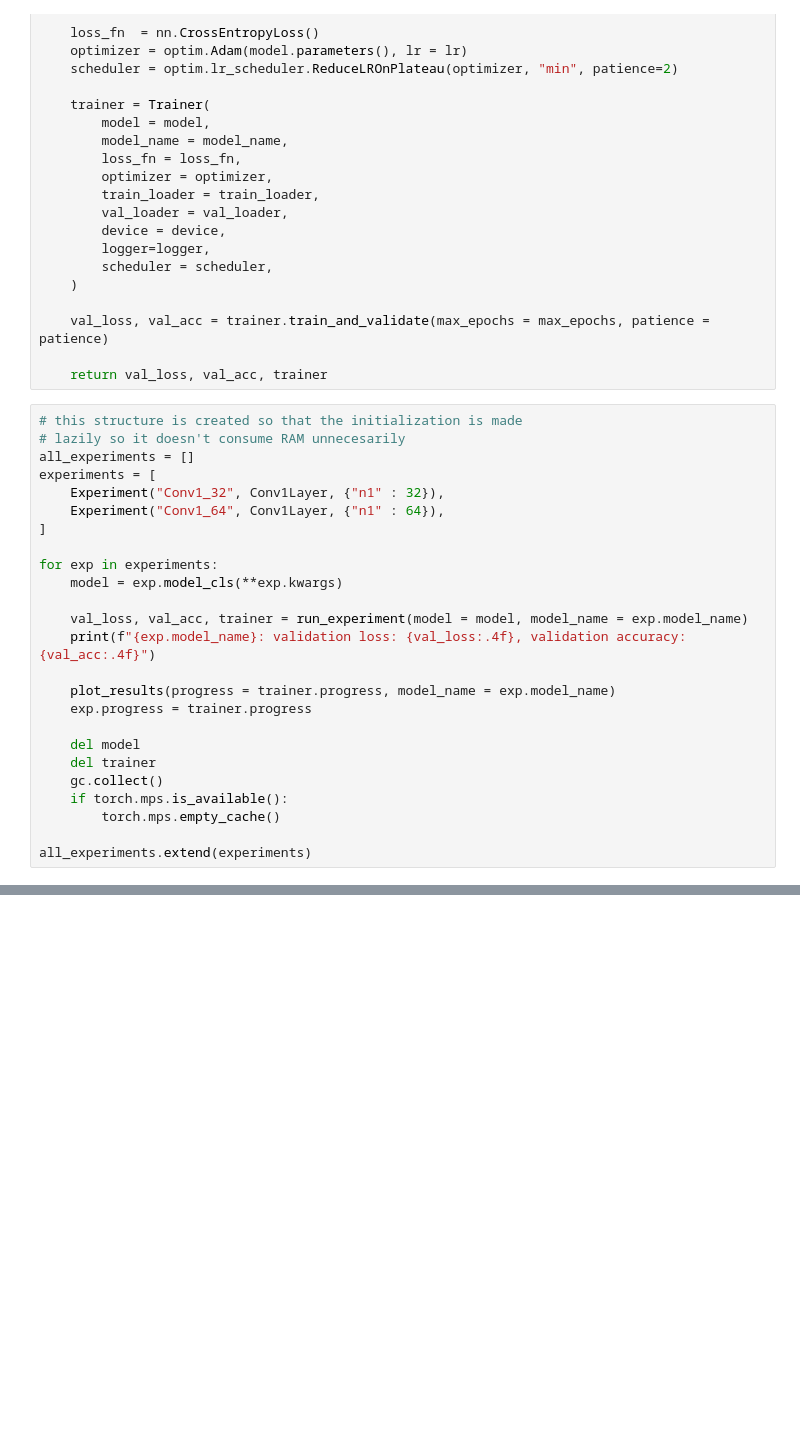
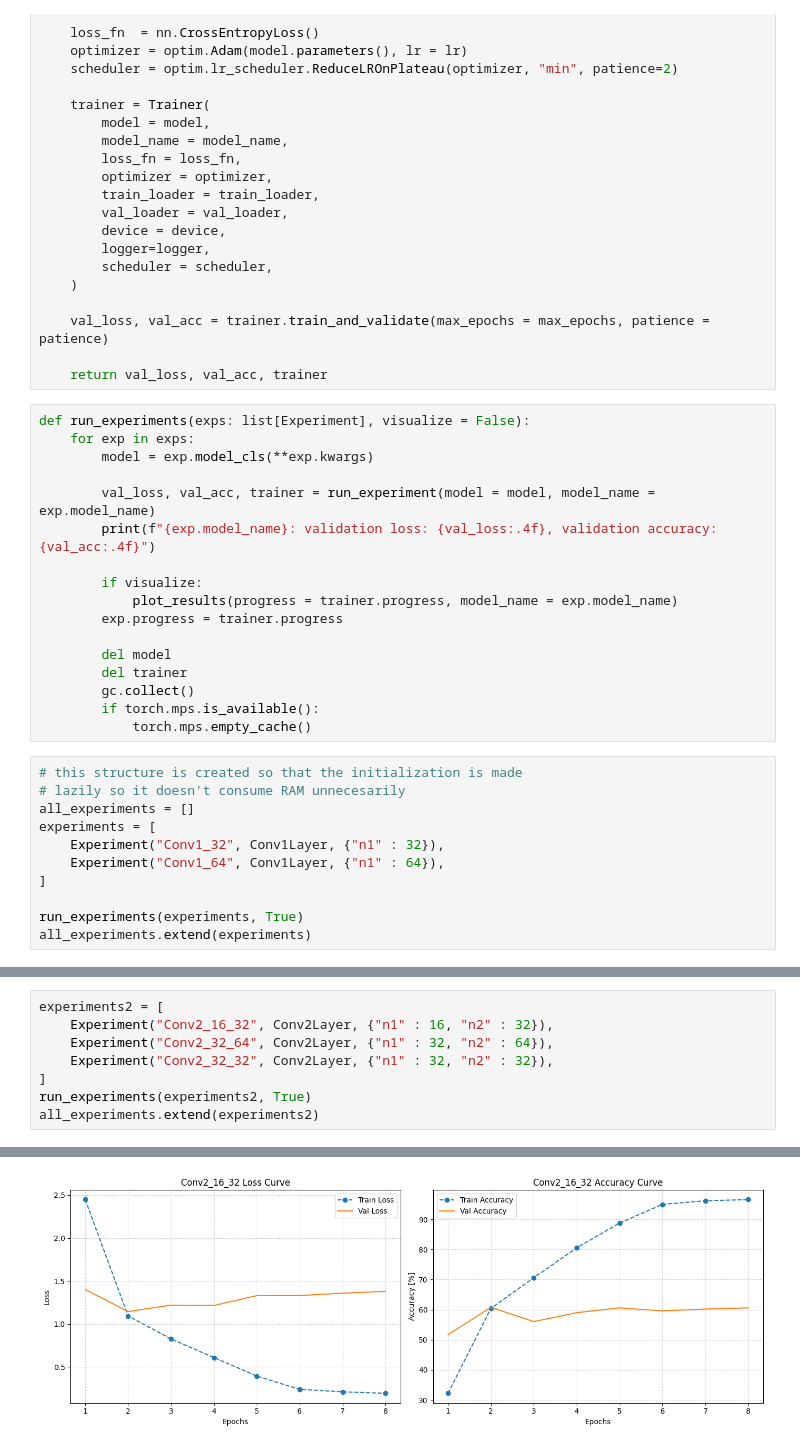
Before and after one commit to marekstorek/trash_classifier, a Jupyter notebook: ml/experiments.ipynb, the cells around one changed output, grey strips where cells are left out. Drawn from its saved outputs; the diff is of its cells as text; blank space fills up the shorter version.

Commit message:
add and train other CNN models with up to 5 layers

```diff
--- a/ml/experiments.ipynb
+++ b/ml/experiments.ipynb
@@ -60,6 +57,23 @@ def run_experiment(
     val_loss, val_acc = trainer.train_and_validate(max_epochs = max_epochs, patience = patience)
 
     return val_loss, val_acc, trainer
+# %%
+def run_experiments(exps: list[Experiment], visualize = False):
+    for exp in exps:
+        model = exp.model_cls(**exp.kwargs)
+
+        val_loss, val_acc, trainer = run_experiment(model = model, model_name = exp.model_name)
+        print(f"{exp.model_name}: validation loss: {val_loss:.4f}, validation accuracy: {val_acc:.4f}")
+
+        if visualize:
+            plot_results(progress = trainer.progress, model_name = exp.model_name)
+        exp.progress = trainer.progress
+
+        del model
+        del trainer
+        gc.collect()
+        if torch.mps.is_available():
+            torch.mps.empty_cache()
 # %%
 # this structure is created so that the initialization is made
 # lazily so it doesn't consume RAM unnecesarily
@@ -69,20 +83,6 @@ experiments = [
     Experiment("Conv1_64", Conv1Layer, {"n1" : 64}),
 ]
 
-for exp in experiments:
-    model = exp.model_cls(**exp.kwargs)
-
-    val_loss, val_acc, trainer = run_experiment(model = model, model_name = exp.model_name)
-    print(f"{exp.model_name}: validation loss: {val_loss:.4f}, validation accuracy: {val_acc:.4f}")
-
-    plot_results(progress = trainer.progress, model_name = exp.model_name)
-    exp.progress = trainer.progress
-
-    del model
-    del trainer
-    gc.collect()
-    if torch.mps.is_available():
-        torch.mps.empty_cache()
-
+run_experiments(experiments, True)
 all_experiments.extend(experiments)
 # %% [output]
@@ -92 +92,10 @@ Conv1_64: validation loss: 3.12317749391688, validation accuracy: 0.572277227722
 [figure]
+# %%
+experiments2 = [
+    Experiment("Conv2_16_32", Conv2Layer, {"n1" : 16, "n2" : 32}),
+    Experiment("Conv2_32_64", Conv2Layer, {"n1" : 32, "n2" : 64}),
+    Experiment("Conv2_32_32", Conv2Layer, {"n1" : 32, "n2" : 32}),
+]
+run_experiments(experiments2, True)
+all_experiments.extend(experiments2)
+# %% [output]
@@ -92,0 +103 @@ Conv1_64: validation loss: 3.12317749391688, validation accuracy: 0.572277227722
+[figure, added]
```
Also changed, not shown: parts of 6 cells of this notebook, 1 other file.
